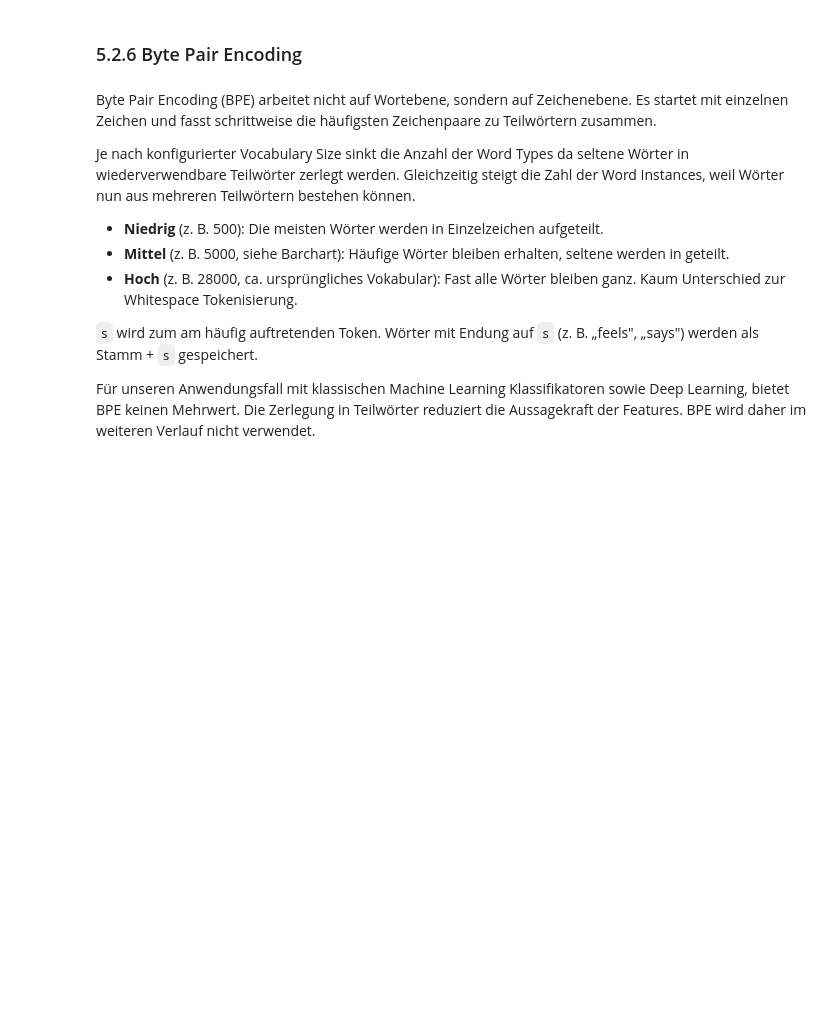
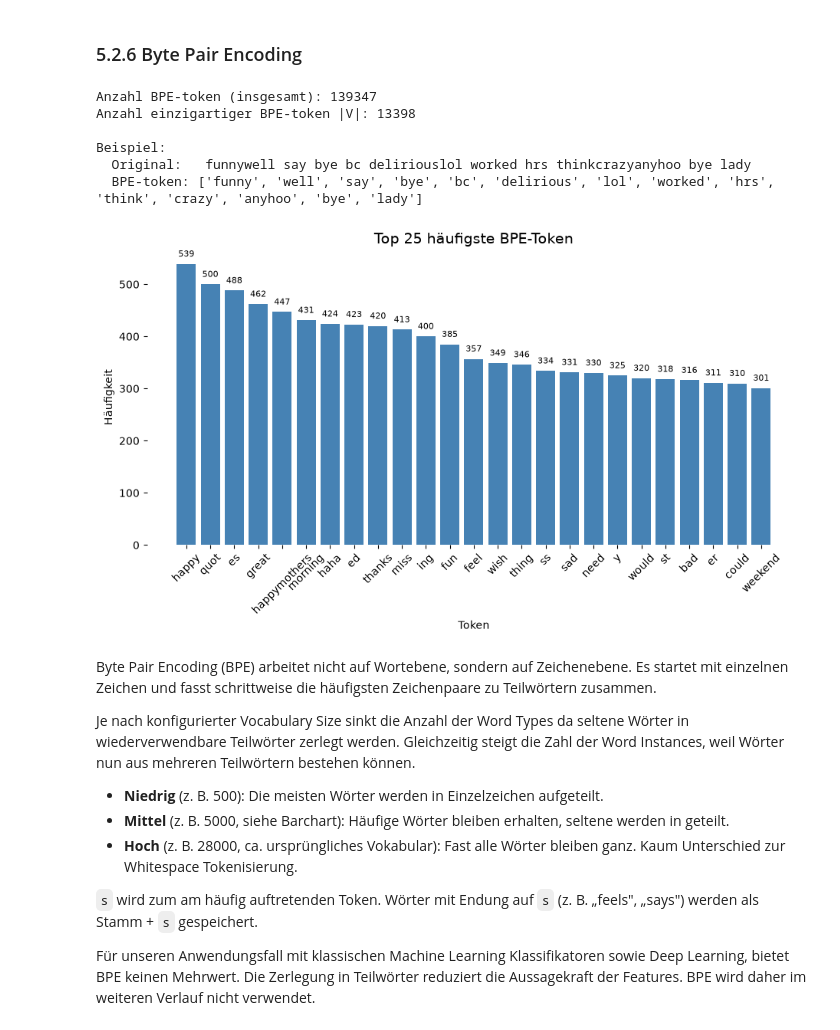
Before and after one commit to Anas2308/Neue_Konzepte_Portfolio, a Jupyter notebook: notebooks/manuel.ipynb, the cells around one changed output. Saved outputs shown, nothing was run; the diff lists cells and outputs as text; code cells hidden in the pictures; blank space fills up the shorter version.

```diff
--- a/notebooks/manuel.ipynb
+++ b/notebooks/manuel.ipynb
@@ -207,10 +373,13 @@ So wenige Beispiele reichen nicht, damit ein Modell diese seltenen Emotionen zuv
 # %%
-keep = ["neutral", "worry", "happiness", "sadness", "love"]     # Filter auf Top5 Emotionsklassen
+# Filten des Datensatz auf auf Top 5 Emotionsklassen
+keep = ["neutral", "worry", "happiness", "sadness", "love"]
 df_filtered = df[df.emotion.isin(keep)]
-df_filtered = df_filtered.groupby("emotion").sample(n=3842, replace=True, random_state=42).reset_index(drop=True)
+
+# Sampeln der übrigen Emotionsklassen auf gleiche Verteilung mit jeweils n=3842 Tweets
+df_filtered = df_filtered.groupby("emotion").sample(n=3769, random_state=42).reset_index(drop=True)
 
 print(f"Verbleibende Klassen: {keep}")
-print(f"Anteil am Gesamtdatensatz: {len(df) / 40000 * 100:.1f}%")
+print(f"Anteil am Gesamtdatensatz: {len(df_filtered) / 40000 * 100:.1f}%")
 print(f"Verbleibende Einträge: {len(df_filtered)}")
 print(f"Gelöschte Einträge: {len(df) - len(df_filtered)}")
 
@@ -304,35 +531,43 @@ plot_top_words()
 tokenizer = Tokenizer(BPE())
 tokenizer.train_from_iterator(df.token.tolist(), BpeTrainer(vocab_size=15000))
 
 bpe_corpus = df.token.apply(" ".join)
 
 # Alle Tweets codieren und Häufigkeiten zählen
 all_token = []
 for sentence in bpe_corpus:
-    all_token.extend(tokenizer.encode(sentence).token)
+    all_token.extend(tokenizer.encode(sentence).tokens)
 
 print(f"Anzahl BPE-token (insgesamt): {len(all_token)}")
 print(f"Anzahl einzigartiger BPE-token |V|: {len(set(all_token))}")
 
 # Beispiel
 print(f"\nBeispiel:")
 print(f"  Original:   {bpe_corpus.iloc[0]}")
-print(f"  BPE-token: {tokenizer.encode(bpe_corpus.iloc[0]).token}")
+print(f"  BPE-token: {tokenizer.encode(bpe_corpus.iloc[0]).tokens}")
 
 # Barchart Top 25
 top_n = 25
 token_freq = pd.Series(all_token).value_counts()
 top_token = token_freq.head(top_n)
 
 _, ax = plt.subplots(figsize=(11, 5))
 bars = ax.bar(top_token.index, top_token.values, color="steelblue")
 ax.set_title(f"Top {top_n} häufigste BPE-Token", fontsize=14)
 ax.set_xlabel("Token")
 ax.set_ylabel("Häufigkeit")
 ax.tick_params(axis="x", rotation=45)
 ax.spines[:].set_visible(False)
 _ = ax.bar_label(bars, padding=5, fontsize=8)
 plt.show()
+# %% [output]
+Anzahl BPE-token (insgesamt): 139347
+Anzahl einzigartiger BPE-token |V|: 13398
+
+Beispiel:
+  Original:   funnywell say bye bc deliriouslol worked hrs thinkcrazyanyhoo bye lady
+  BPE-token: ['funny', 'well', 'say', 'bye', 'bc', 'delirious', 'lol', 'worked', 'hrs', 'think', 'crazy', 'anyhoo', 'bye', 'lady']
+[figure, added]
 # %% [markdown]
 Byte Pair Encoding (BPE) arbeitet nicht auf Wortebene, sondern auf Zeichenebene. Es startet mit einzelnen Zeichen und fasst schrittweise die häufigsten Zeichenpaare zu Teilwörtern zusammen.
 
```
Also changed, not shown: parts of 71 cells of this notebook.
